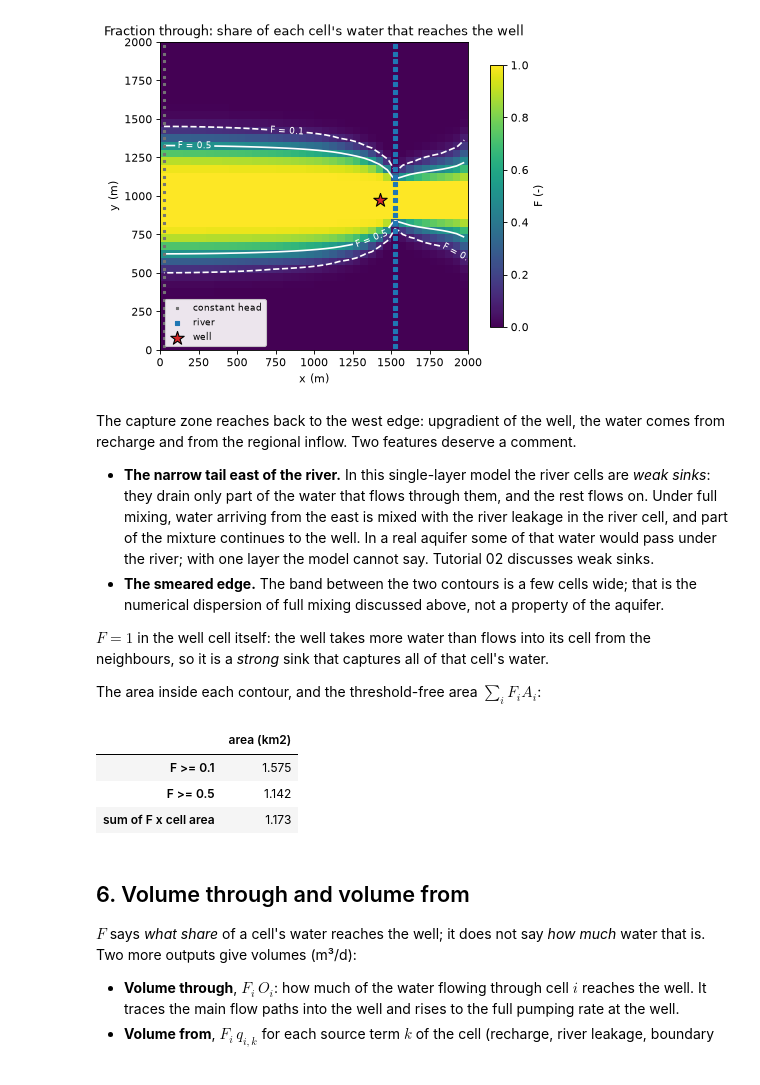
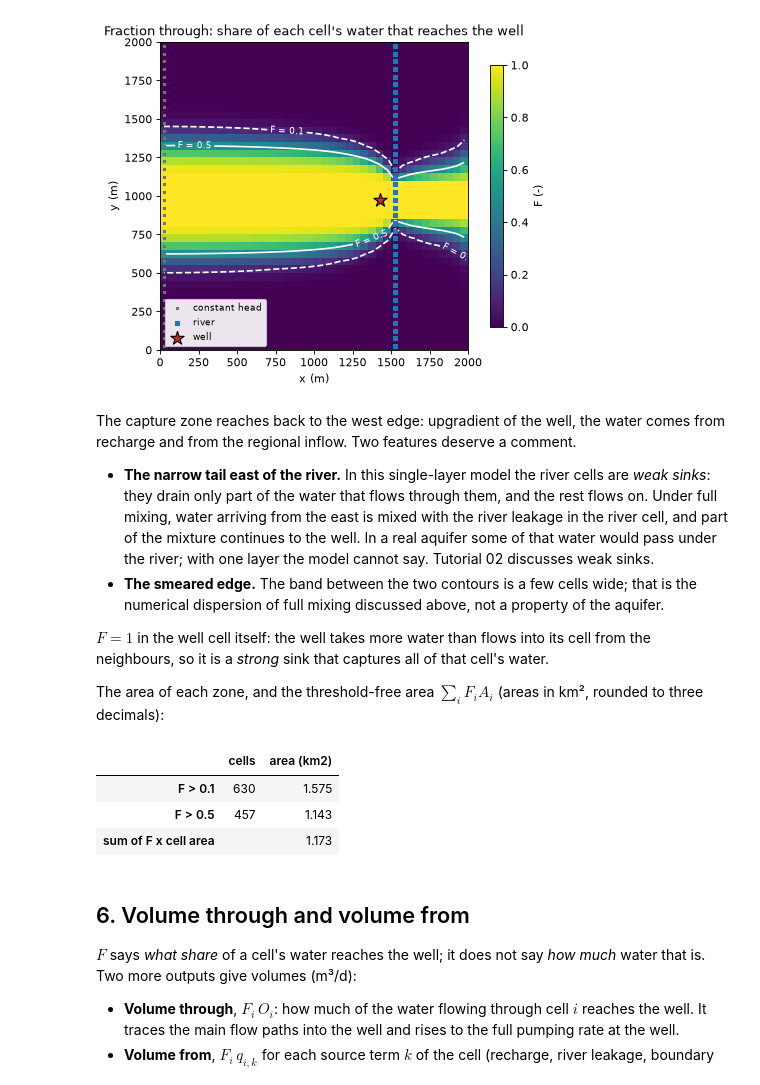
Before and after one commit to rhugman/gw-source, a Jupyter notebook: tutorials/01_quickstart/01_quickstart.ipynb, the cells around one changed output. Cells and saved outputs as stored; diff of their text form; code cells hidden in the pictures.

Commit message:
Tutorial 01: check F against MF6 particle tracking, strict thresholds, 1-based rows, study numbers, measured runtime

```diff
--- a/tutorials/01_quickstart/01_quickstart.ipynb
+++ b/tutorials/01_quickstart/01_quickstart.ipynb
@@ -21,6 +22,7 @@ This tutorial answers that question with `gwsource` on a small MODFLOW 6 model.
 All settings live in this first cell; later cells use only these names and what earlier cells return. The model workspace goes to `tutorials/_work/01_quickstart/`, which is git-ignored and recreated on every run. The shared model builders and plotting helpers live in [`tutorials/herebedragons.py`](../herebedragons.py).
 # %%
 import sys
+import time
 from pathlib import Path
 
 import flopy
@@ -34,15 +36,26 @@ sys.path.insert(0, str(Path.cwd().parent))  # tutorials/ holds the shared helper
 import herebedragons as hbd  # noqa: E402
 
 import gwsource as gs  # noqa: E402
+from gwsource import PrtConfig, track_particles  # noqa: E402
 
 WORK = hbd.work_dir("01_quickstart", clean=True)  # tutorials/_work/01_quickstart (git-ignored)
 MF6 = hbd.mf6_exe()  # <repo>/bin/mf6
 WELL = "supply_well"  # boundname of the well we trace
-THRESHOLDS = (0.1, 0.5)  # capture-zone contours of the fraction through
+THRESHOLDS = (0.1, 0.5)  # capture-zone contours of the fraction through (zones are F > t)
+POROSITY = 0.3  # effective porosity (-) for MF6 PRT; it sets particle speeds, not paths
+EDGE = (0.05, 0.95)  # F range of the capture-zone edge cells in the particle check
 SOURCE_LABELS = {
     "RCH": "recharge", "RIV": "river leakage", "CHD": "west edge (regional inflow)", "WEL": "supply well"
 }
 
+START = time.perf_counter()  # for the runtime printed in the last cell
+
+
+def km2(area_m2: float) -> str:
+    """Return an area in km2 as text, rounded half up to 3 decimals (1,142,500 m2 -> 1.143)."""
+    return f"{np.floor(area_m2 / 1e3 + 0.5) / 1e3:.3f}"
+
+
 plt.rcParams.update({"figure.dpi": 80, "figure.figsize": (7.0, 5.5)})
 print(f"gwsource {gs.__version__}, FloPy {flopy.__version__}")
 # %% [output]
@@ -170,17 +187,21 @@ The capture zone reaches back to the west edge: upgradient of the well, the wate
 
 $F = 1$ in the well cell itself: the well takes more water than flows into its cell from the neighbours, so it is a *strong* sink that captures all of that cell's water.
 
-The area inside each contour, and the threshold-free area $\sum_i F_i A_i$:
+The area of each zone, and the threshold-free area $\sum_i F_i A_i$ (areas in km², rounded to three decimals):
 # %%
 area = step.area
-zone = {f"F >= {t}": area[F >= t].sum() / 1e6 for t in THRESHOLDS}
-zone["sum of F x cell area"] = float(F @ area) / 1e6
-display(pd.Series(zone, name="area (km2)").round(3).to_frame())
+zones = {f"F > {t}": F > t for t in THRESHOLDS}
+zone_table = pd.DataFrame({
+    "cells": {name: int(inside.sum()) for name, inside in zones.items()},
+    "area (km2)": {name: km2(area[inside].sum()) for name, inside in zones.items()},
+})
+zone_table.loc["sum of F x cell area"] = ["", km2(float(F @ area))]
+display(zone_table)
 # %% [output]
-|  | area (km2) |
-| F >= 0.1 | 1.575 |
-| F >= 0.5 | 1.142 |
-| sum of F x cell area | 1.173 |
+|  | cells | area (km2) |
+| F > 0.1 | 630 | 1.575 |
+| F > 0.5 | 457 | 1.143 |
+| sum of F x cell area |  | 1.173 |
 # %% [markdown]
 ## 6. Volume through and volume from
 
```
Also changed, not shown: parts of 12 cells of this notebook.
